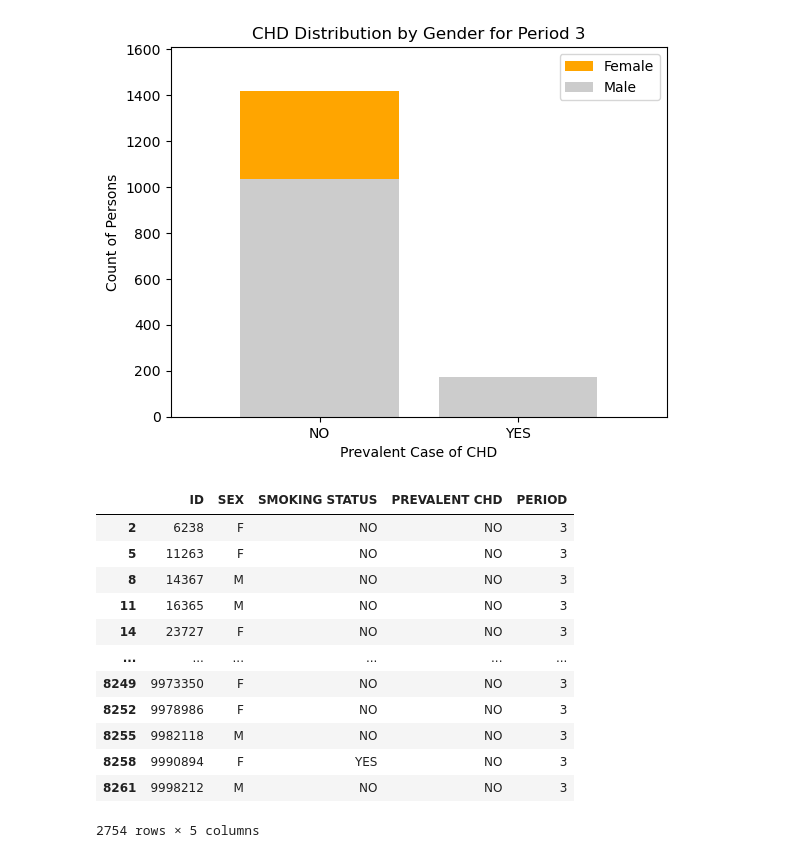
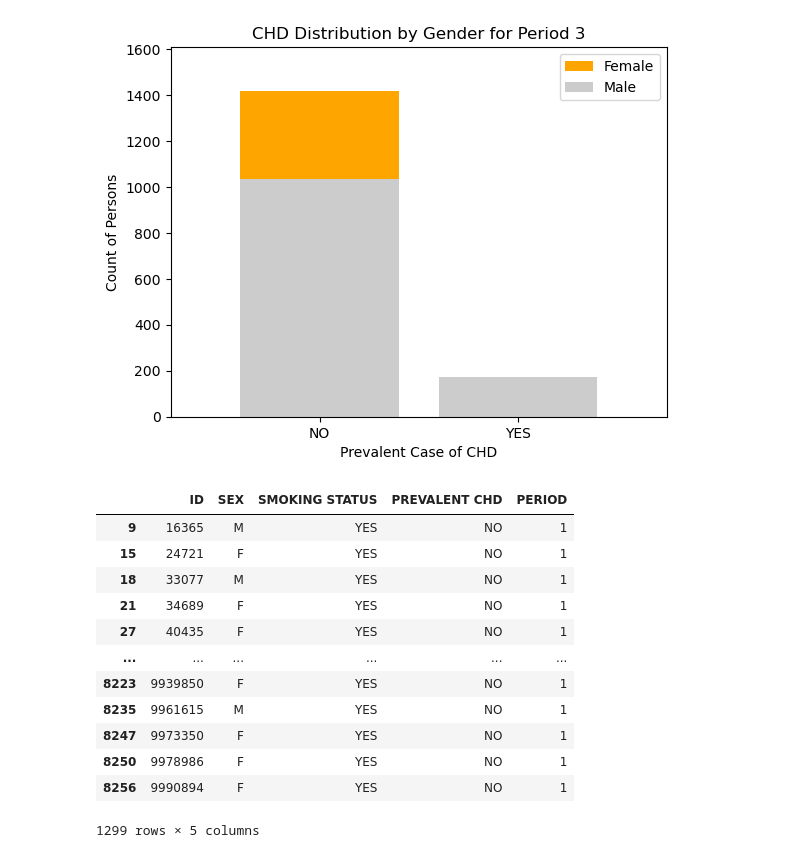
Before and after one commit to Yasmin-9/HeartInsights, a Jupyter notebook: sex/sex.ipynb, the cells around one changed output. Saved outputs shown, nothing was run; the diff lists cells and outputs as text; code cells hidden in the pictures.

```diff
--- a/sex/sex.ipynb
+++ b/sex/sex.ipynb
@@ -210,32 +210,33 @@ plt.show()
 # %%
 # SEX, SMOKING AND CHD
 
 # Creating a new dataframe with relevant columns
 smoking_df = file[['ID','SEX','SMOKING STATUS','PREVALENT CHD','PERIOD']]
 smoking_df.head()
 
 # Split data by Period 1 and Period 3
 smoking_p1 = pd.DataFrame()
 smoking_p1 = smoking_df.loc[smoking_df['PERIOD']==1,:]
 smoking_p1
 
-smoking_p3 = pd.DataFrame()
-smoking_p3 = smoking_df.loc[smoking_df['PERIOD']==3,:]
-smoking_p3
+# Further filter by to only show rows where SMOKING STATUS == 'YES'
+smoking_p1 = smoking_p1.loc[smoking_p1['SMOKING STATUS']=='YES',:]
+smoking_p1
 
-#   <Checkpoint>
-#   2754 = Total rows
+
+#   Checkpoint!
+#   1299 = Total rows of smokers (F+M)
 # %% [output]
 |  | ID | SEX | SMOKING STATUS | PREVALENT CHD | PERIOD |
-| 2 | 6238 | F | NO | NO | 3 |
-| 5 | 11263 | F | NO | NO | 3 |
-| 8 | 14367 | M | NO | NO | 3 |
-| 11 | 16365 | M | NO | NO | 3 |
-| 14 | 23727 | F | NO | NO | 3 |
+| 9 | 16365 | M | YES | NO | 1 |
+| 15 | 24721 | F | YES | NO | 1 |
+| 18 | 33077 | M | YES | NO | 1 |
+| 21 | 34689 | F | YES | NO | 1 |
+| 27 | 40435 | F | YES | NO | 1 |
 | ... | ... | ... | ... | ... | ... |
-| 8249 | 9973350 | F | NO | NO | 3 |
-| 8252 | 9978986 | F | NO | NO | 3 |
-| 8255 | 9982118 | M | NO | NO | 3 |
-| 8258 | 9990894 | F | YES | NO | 3 |
-| 8261 | 9998212 | M | NO | NO | 3 |
+| 8223 | 9939850 | F | YES | NO | 1 |
+| 8235 | 9961615 | M | YES | NO | 1 |
+| 8247 | 9973350 | F | YES | NO | 1 |
+| 8250 | 9978986 | F | YES | NO | 1 |
+| 8256 | 9990894 | F | YES | NO | 1 |
-2754 rows × 5 columns
+1299 rows × 5 columns
```
Also changed, not shown: parts of 5 cells of this notebook.
